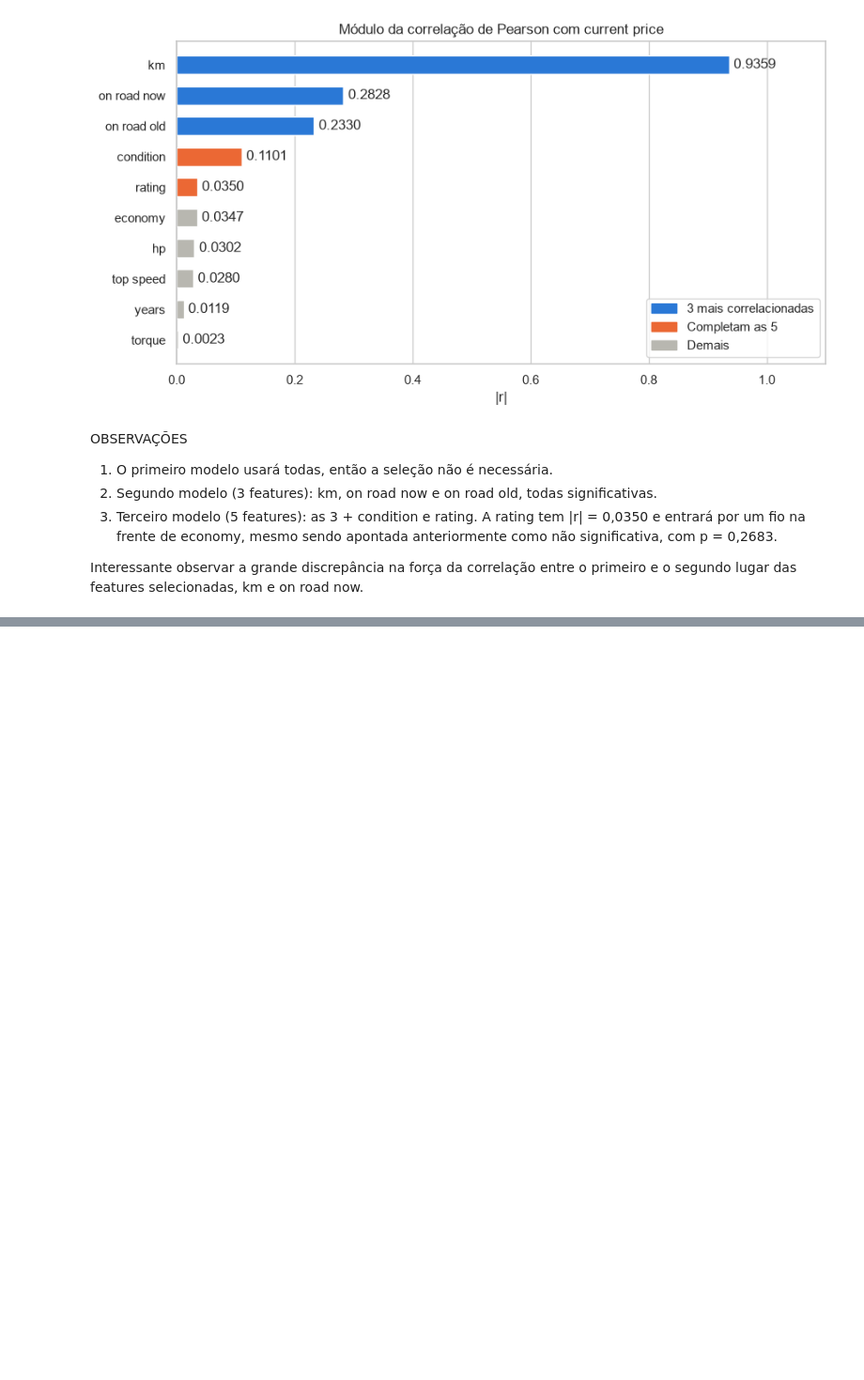
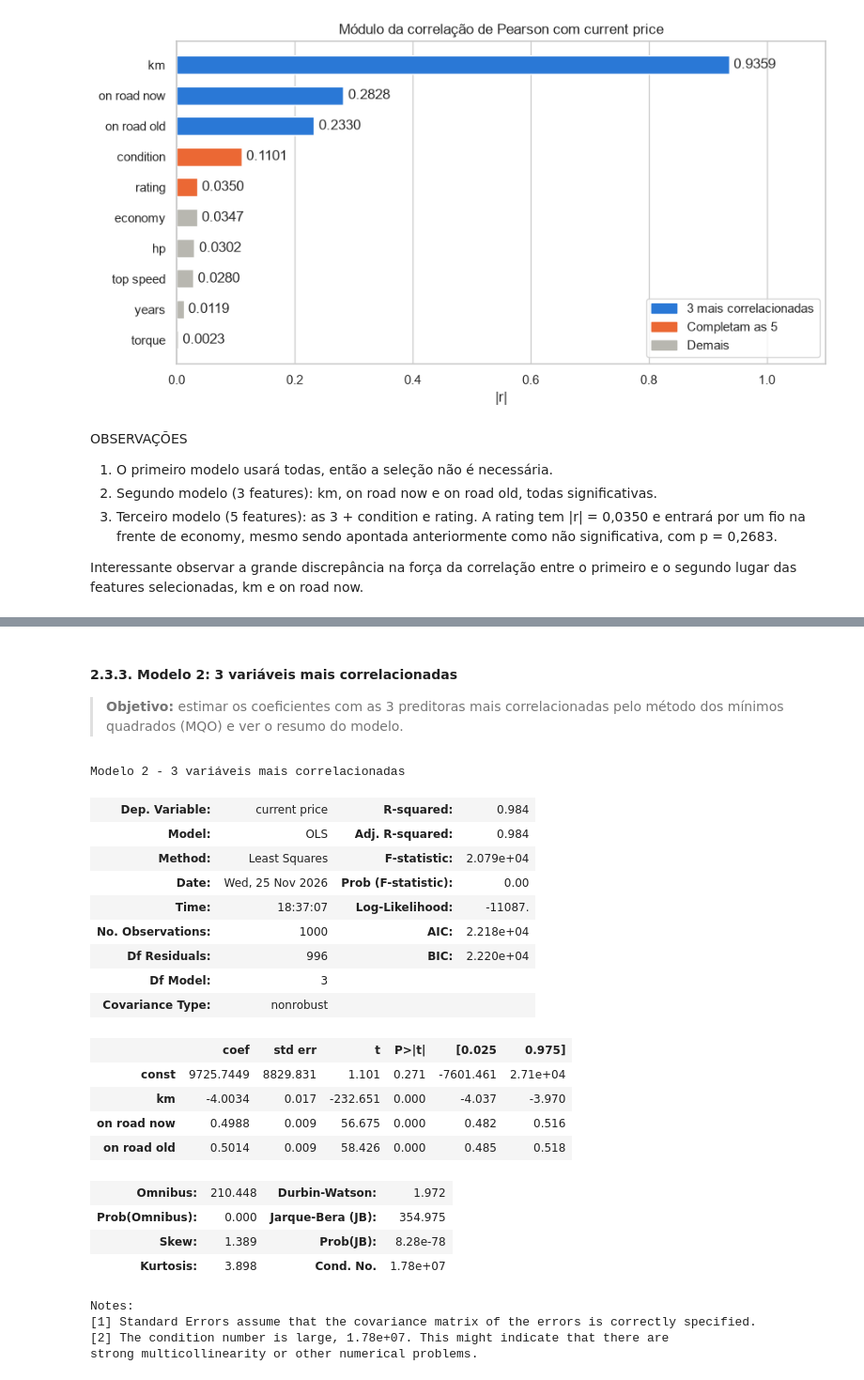
Before and after one commit to joaopdroslv/modelos-de-regressao-pucminas, a Jupyter notebook: Atividades/Lista_1/notebooks/Lista_1 - Análises.ipynb, the cells around one changed output, grey strips where cells are left out. Shown at 94% size. Cells and saved outputs as stored; diff of their text form; code cells hidden in the pictures; blank space fills up the shorter version.

```diff
--- a/Atividades/Lista_1/notebooks/Lista_1 - Análises.ipynb
+++ b/Atividades/Lista_1/notebooks/Lista_1 - Análises.ipynb
@@ -1175,0 +1245,31 @@ Interessante observar a grande discrepância na força da correlação entre o p
+# %% [markdown]
+#### 2.3.3. Modelo 2: 3 variáveis mais correlacionadas
+
+> **Objetivo:** estimar os coeficientes com as 3 preditoras mais correlacionadas pelo método dos mínimos quadrados (MQO) e ver o resumo do modelo.
+# %%
+modelo_carros_2 = sm.OLS(y_carros, X_carros_2).fit()
+modelo_carros_2.summary(title='Modelo 2 - 3 variáveis mais correlacionadas')
+# %% [output]
+Modelo 2 - 3 variáveis mais correlacionadas
+| Dep. Variable: | current price | R-squared: | 0.984 |
+| Model: | OLS | Adj. R-squared: | 0.984 |
+| Method: | Least Squares | F-statistic: | 2.079e+04 |
+| Date: | Wed, 25 Nov 2026 | Prob (F-statistic): | 0.00 |
+| Time: | 18:37:07 | Log-Likelihood: | -11087. |
+| No. Observations: | 1000 | AIC: | 2.218e+04 |
+| Df Residuals: | 996 | BIC: | 2.220e+04 |
+| Df Model: | 3 |  |  |
+| Covariance Type: | nonrobust |  |  |
+|  | coef | std err | t | P>|t| | [0.025 | 0.975] |
+| const | 9725.7449 | 8829.831 | 1.101 | 0.271 | -7601.461 | 2.71e+04 |
+| km | -4.0034 | 0.017 | -232.651 | 0.000 | -4.037 | -3.970 |
+| on road now | 0.4988 | 0.009 | 56.675 | 0.000 | 0.482 | 0.516 |
+| on road old | 0.5014 | 0.009 | 58.426 | 0.000 | 0.485 | 0.518 |
+| Omnibus: | 210.448 | Durbin-Watson: | 1.972 |
+| Prob(Omnibus): | 0.000 | Jarque-Bera (JB): | 354.975 |
+| Skew: | 1.389 | Prob(JB): | 8.28e-78 |
+| Kurtosis: | 3.898 | Cond. No. | 1.78e+07 |
+Notes:
+[1] Standard Errors assume that the covariance matrix of the errors is correctly specified.
+[2] The condition number is large, 1.78e+07. This might indicate that there are
+strong multicollinearity or other numerical problems.
```
Also changed, not shown: parts of 17 cells of this notebook.
